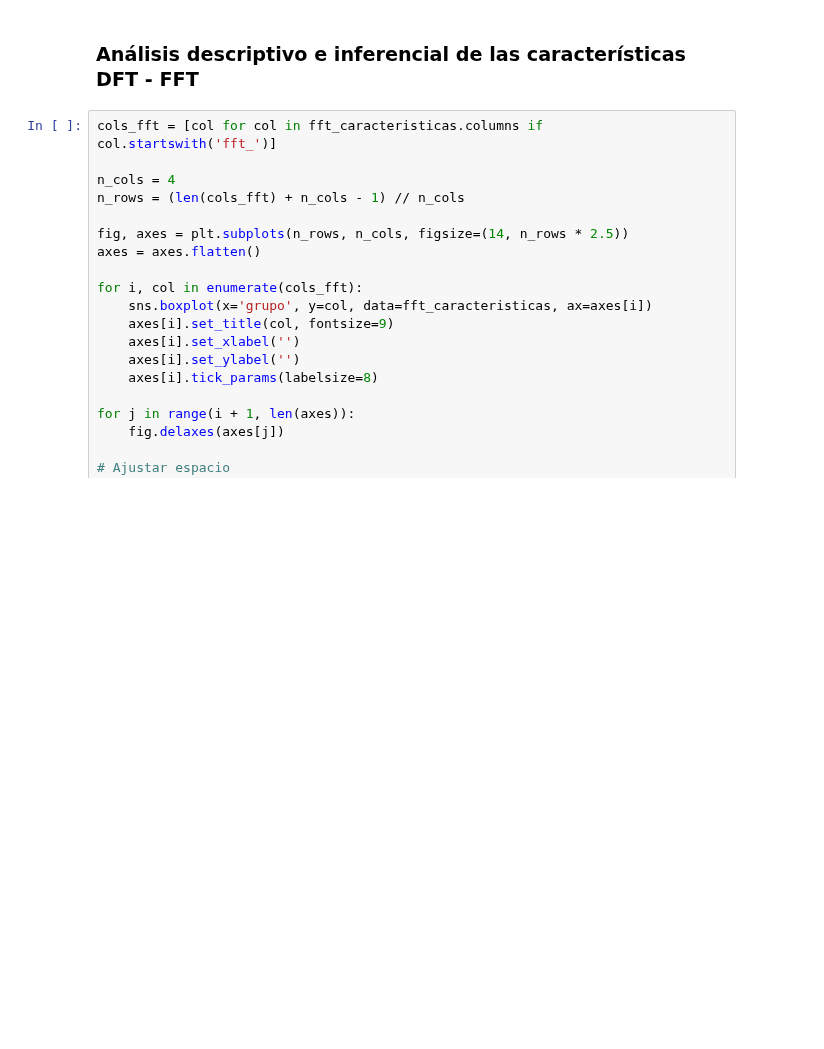
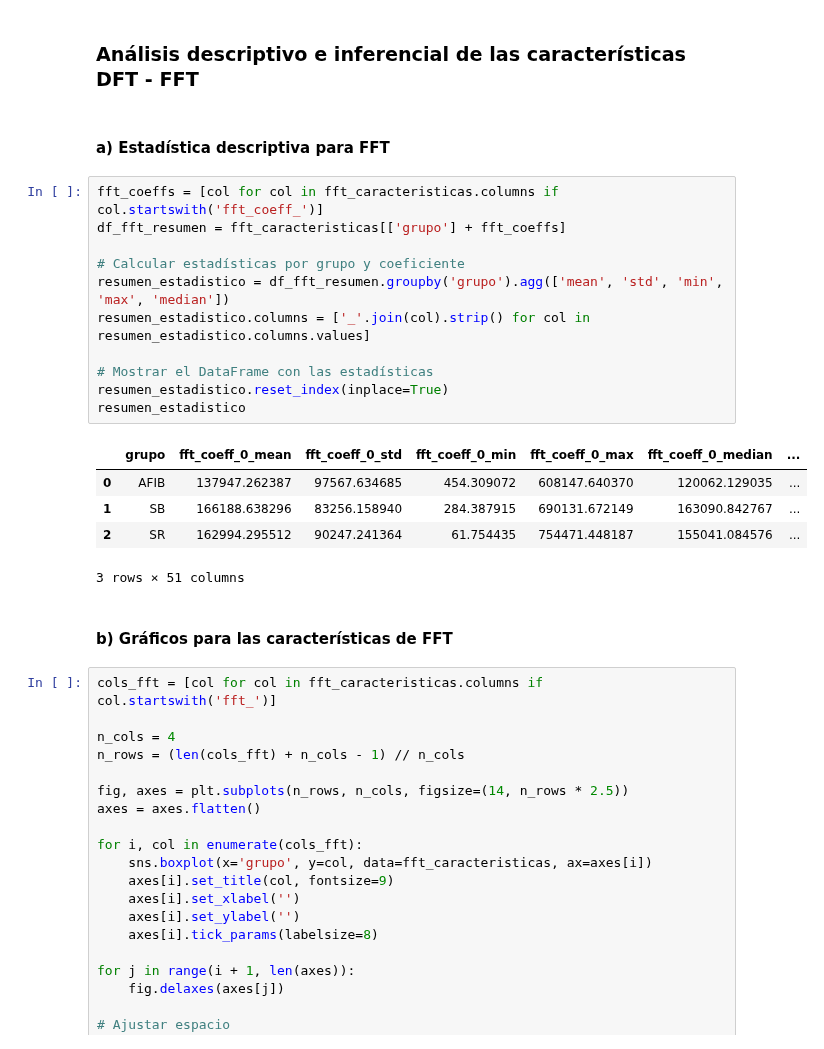
Before and after one commit to LisethTiria/Biosenales-2025-1, a Jupyter notebook: proyecto2_ecg_/proyecto2_script.ipynb, the cells around one changed output. Cells and saved outputs as stored; diff of their text form; blank space fills up the shorter version.

Commit message:
Estadísticas FFT

```diff
--- a/proyecto2_ecg_/proyecto2_script.ipynb
+++ b/proyecto2_ecg_/proyecto2_script.ipynb
@@ -572,6 +572,27 @@ El MFCC (Mel-Frequency Cepstral Coefficients) es una representación del conteni
 # Comparación de características entre grupos
 # %% [markdown]
 ### Análisis descriptivo e inferencial de las características DFT - FFT
+# %% [markdown]
+#### a) Estadística descriptiva para FFT
+# %%
+fft_coeffs = [col for col in fft_caracteristicas.columns if col.startswith('fft_coeff_')]
+df_fft_resumen = fft_caracteristicas[['grupo'] + fft_coeffs]
+
+# Calcular estadísticas por grupo y coeficiente
+resumen_estadistico = df_fft_resumen.groupby('grupo').agg(['mean', 'std', 'min', 'max', 'median'])
+resumen_estadistico.columns = ['_'.join(col).strip() for col in resumen_estadistico.columns.values]
+
+# Mostrar el DataFrame con las estadísticas
+resumen_estadistico.reset_index(inplace=True)
+resumen_estadistico
+# %% [output]
+|  | grupo | fft_coeff_0_mean | fft_coeff_0_std | fft_coeff_0_min | fft_coeff_0_max | fft_coeff_0_median | ... |
+| 0 | AFIB | 137947.262387 | 97567.634685 | 454.309072 | 608147.640370 | 120062.129035 | ... |
+| 1 | SB | 166188.638296 | 83256.158940 | 284.387915 | 690131.672149 | 163090.842767 | ... |
+| 2 | SR | 162994.295512 | 90247.241364 | 61.754435 | 754471.448187 | 155041.084576 | ... |
+3 rows × 51 columns
+# %% [markdown]
+#### b) Gráficos para las características de FFT
 # %%
 cols_fft = [col for col in fft_caracteristicas.columns if col.startswith('fft_')]
 
```
Also changed, not shown: parts of 1 cell of this notebook.
